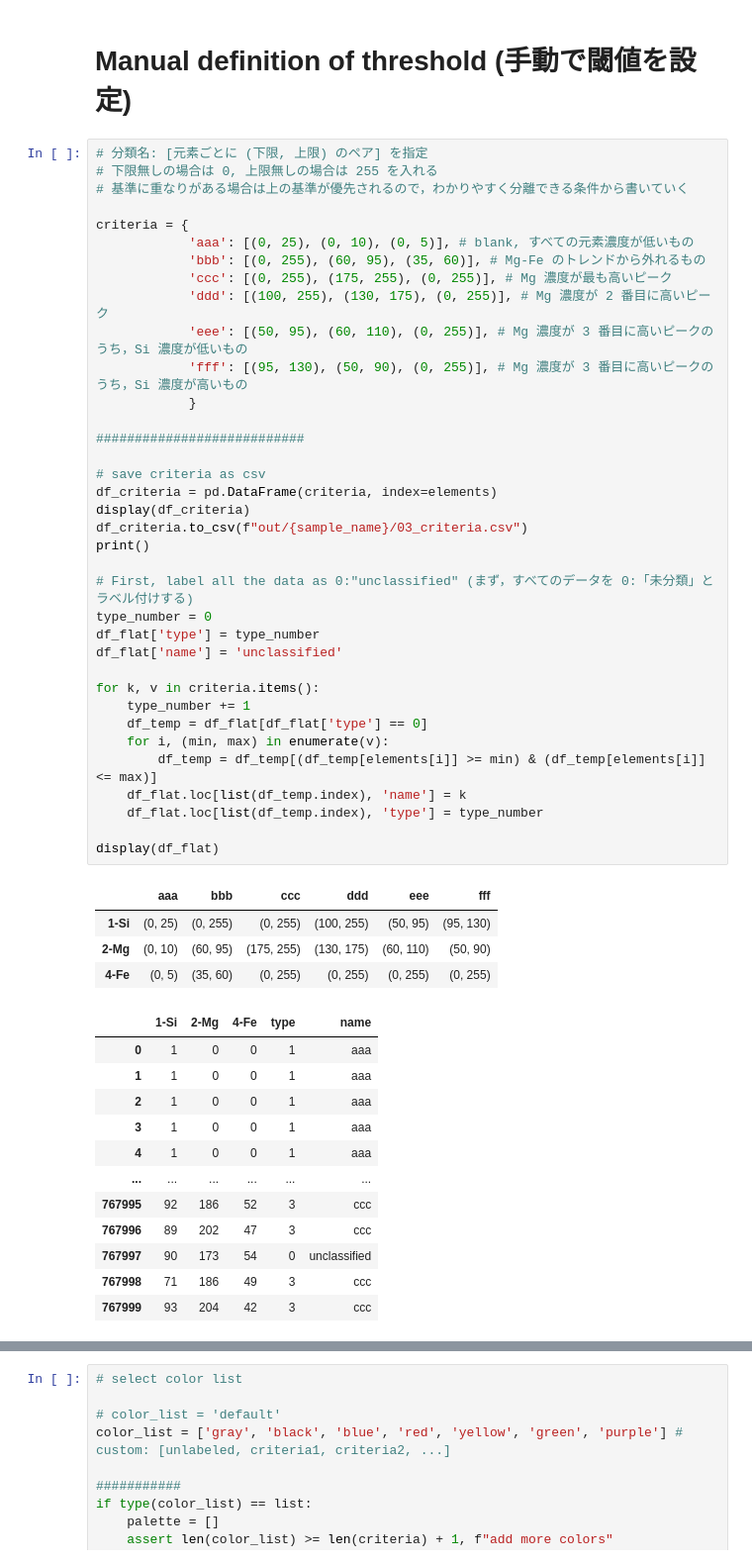
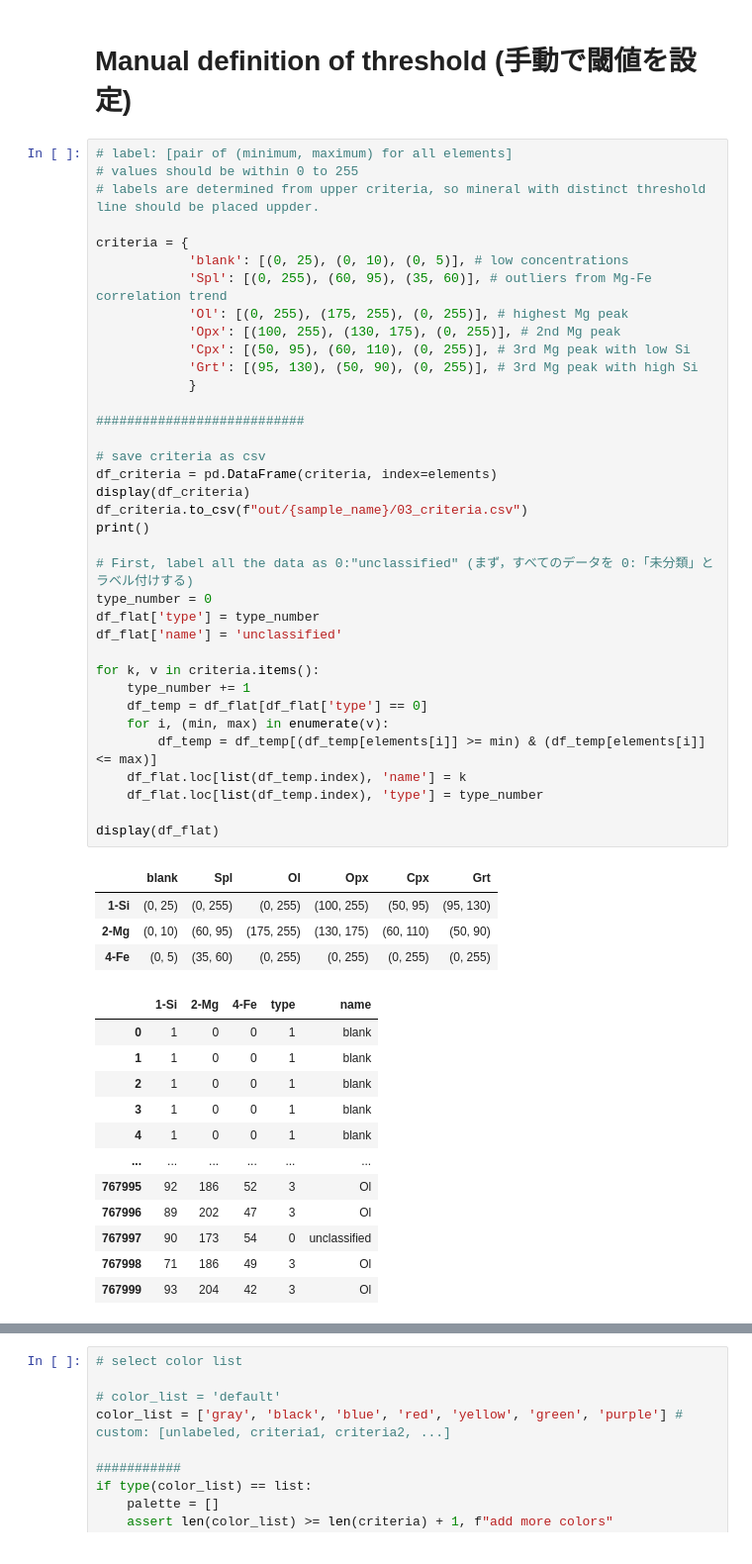
Before and after one commit to KazuhideMimura/GeoMAC, a Jupyter notebook: modeAnalysis.ipynb, the cells around one changed output, grey strips where cells are left out. Shown at 99% size. Drawn from its saved outputs; the diff is of its cells as text.

```diff
--- a/modeAnalysis.ipynb
+++ b/modeAnalysis.ipynb
@@ -129,58 +128,58 @@ plt.show()
 # %% [markdown]
 # Manual definition of threshold (手動で閾値を設定)
 # %%
-# 分類名: [元素ごとに (下限, 上限) のペア] を指定
-# 下限無しの場合は 0, 上限無しの場合は 255 を入れる
-# 基準に重なりがある場合は上の基準が優先されるので，わかりやすく分離できる条件から書いていく
+# label: [pair of (minimum, maximum) for all elements]
+# values should be within 0 to 255
+# labels are determined from upper criteria, so mineral with distinct threshold line should be placed uppder.
 
 criteria = {
-            'aaa': [(0, 25), (0, 10), (0, 5)], # blank, すべての元素濃度が低いもの
-            'bbb': [(0, 255), (60, 95), (35, 60)], # Mg-Fe のトレンドから外れるもの
-            'ccc': [(0, 255), (175, 255), (0, 255)], # Mg 濃度が最も高いピーク
-            'ddd': [(100, 255), (130, 175), (0, 255)], # Mg 濃度が 2 番目に高いピーク
-            'eee': [(50, 95), (60, 110), (0, 255)], # Mg 濃度が 3 番目に高いピークのうち，Si 濃度が低いもの
-            'fff': [(95, 130), (50, 90), (0, 255)], # Mg 濃度が 3 番目に高いピークのうち，Si 濃度が高いもの
+            'blank': [(0, 25), (0, 10), (0, 5)], # low concentrations
+            'Spl': [(0, 255), (60, 95), (35, 60)], # outliers from Mg-Fe correlation trend
+            'Ol': [(0, 255), (175, 255), (0, 255)], # highest Mg peak
+            'Opx': [(100, 255), (130, 175), (0, 255)], # 2nd Mg peak
+            'Cpx': [(50, 95), (60, 110), (0, 255)], # 3rd Mg peak with low Si
+            'Grt': [(95, 130), (50, 90), (0, 255)], # 3rd Mg peak with high Si
             }
 
 ###########################
 
 # save criteria as csv
 df_criteria = pd.DataFrame(criteria, index=elements)
 display(df_criteria)
 df_criteria.to_csv(f"out/{sample_name}/03_criteria.csv")
 print()
 
 # First, label all the data as 0:"unclassified" (まず，すべてのデータを 0:「未分類」とラベル付けする)
 type_number = 0
 df_flat['type'] = type_number
 df_flat['name'] = 'unclassified'
 
 for k, v in criteria.items():
     type_number += 1
     df_temp = df_flat[df_flat['type'] == 0]
     for i, (min, max) in enumerate(v):
         df_temp = df_temp[(df_temp[elements[i]] >= min) & (df_temp[elements[i]] <= max)]
     df_flat.loc[list(df_temp.index), 'name'] = k
     df_flat.loc[list(df_temp.index), 'type'] = type_number
 
 display(df_flat)
 # %% [output]
-|  | aaa | bbb | ccc | ddd | eee | fff |
+|  | blank | Spl | Ol | Opx | Cpx | Grt |
 | 1-Si | (0, 25) | (0, 255) | (0, 255) | (100, 255) | (50, 95) | (95, 130) |
 | 2-Mg | (0, 10) | (60, 95) | (175, 255) | (130, 175) | (60, 110) | (50, 90) |
 | 4-Fe | (0, 5) | (35, 60) | (0, 255) | (0, 255) | (0, 255) | (0, 255) |
 |  | 1-Si | 2-Mg | 4-Fe | type | name |
-| 0 | 1 | 0 | 0 | 1 | aaa |
-| 1 | 1 | 0 | 0 | 1 | aaa |
-| 2 | 1 | 0 | 0 | 1 | aaa |
-| 3 | 1 | 0 | 0 | 1 | aaa |
-| 4 | 1 | 0 | 0 | 1 | aaa |
+| 0 | 1 | 0 | 0 | 1 | blank |
+| 1 | 1 | 0 | 0 | 1 | blank |
+| 2 | 1 | 0 | 0 | 1 | blank |
+| 3 | 1 | 0 | 0 | 1 | blank |
+| 4 | 1 | 0 | 0 | 1 | blank |
 | ... | ... | ... | ... | ... | ... |
-| 767995 | 92 | 186 | 52 | 3 | ccc |
-| 767996 | 89 | 202 | 47 | 3 | ccc |
+| 767995 | 92 | 186 | 52 | 3 | Ol |
+| 767996 | 89 | 202 | 47 | 3 | Ol |
 | 767997 | 90 | 173 | 54 | 0 | unclassified |
-| 767998 | 71 | 186 | 49 | 3 | ccc |
-| 767999 | 93 | 204 | 42 | 3 | ccc |
+| 767998 | 71 | 186 | 49 | 3 | Ol |
+| 767999 | 93 | 204 | 42 | 3 | Ol |
 768000 rows × 5 columns
 # %%
 # select color list
```
Also changed, not shown: parts of 8 cells of this notebook.
